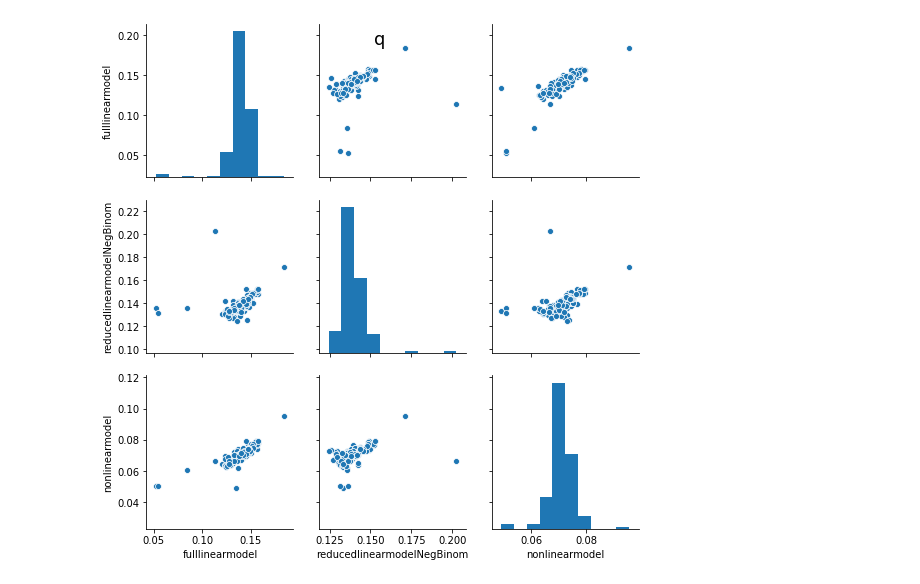
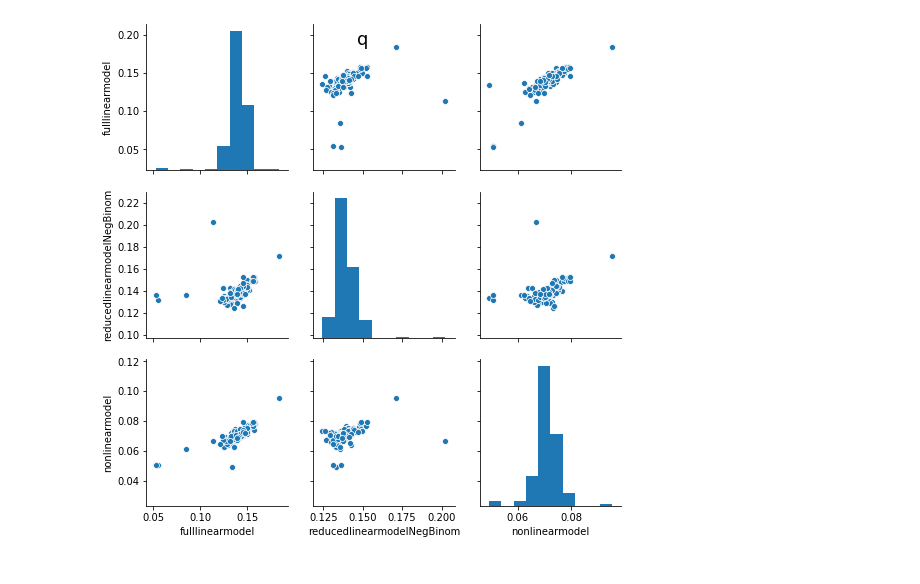
Before and after one commit to ccc1685/covid-19, a Jupyter notebook: notebooks/model_reports/modelspairsplot_q.ipynb, the cells around one changed output. Cells and saved outputs as stored; diff of their text form; code cells hidden in the pictures.

```diff
--- a/notebooks/model_reports/modelspairsplot_q.ipynb
+++ b/notebooks/model_reports/modelspairsplot_q.ipynb
@@ -50,6 +50,7 @@ for roi in rois:
 # %%
 f = sns.pairplot(df2)
 f.fig.suptitle(theta, fontsize=18)
+plt.subplots_adjust(left=0.1, bottom=0.1)
 plt.savefig(productpath + 'pairsplot_'+theta+'.png')
 # %% [output]
-[figure, old version]
+[figure, new version]
```
Also changed, not shown: 12 other files.
